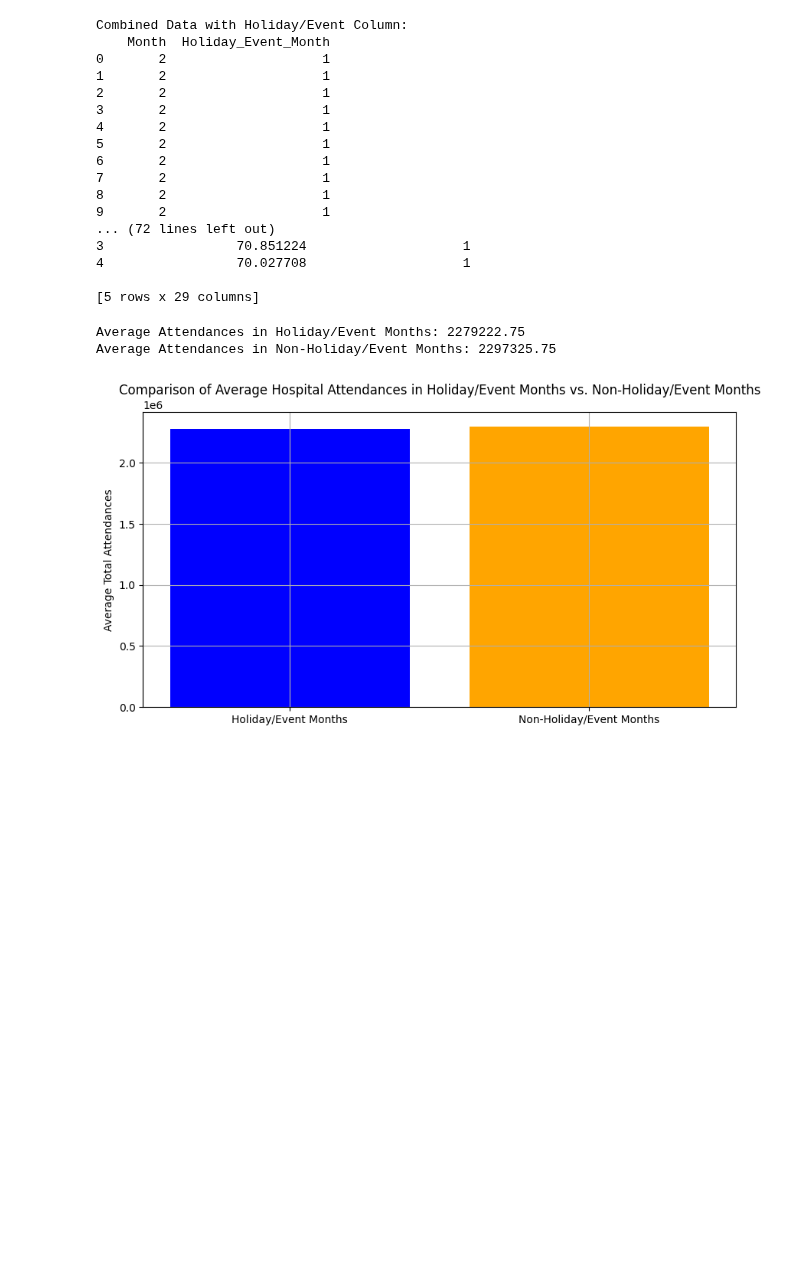
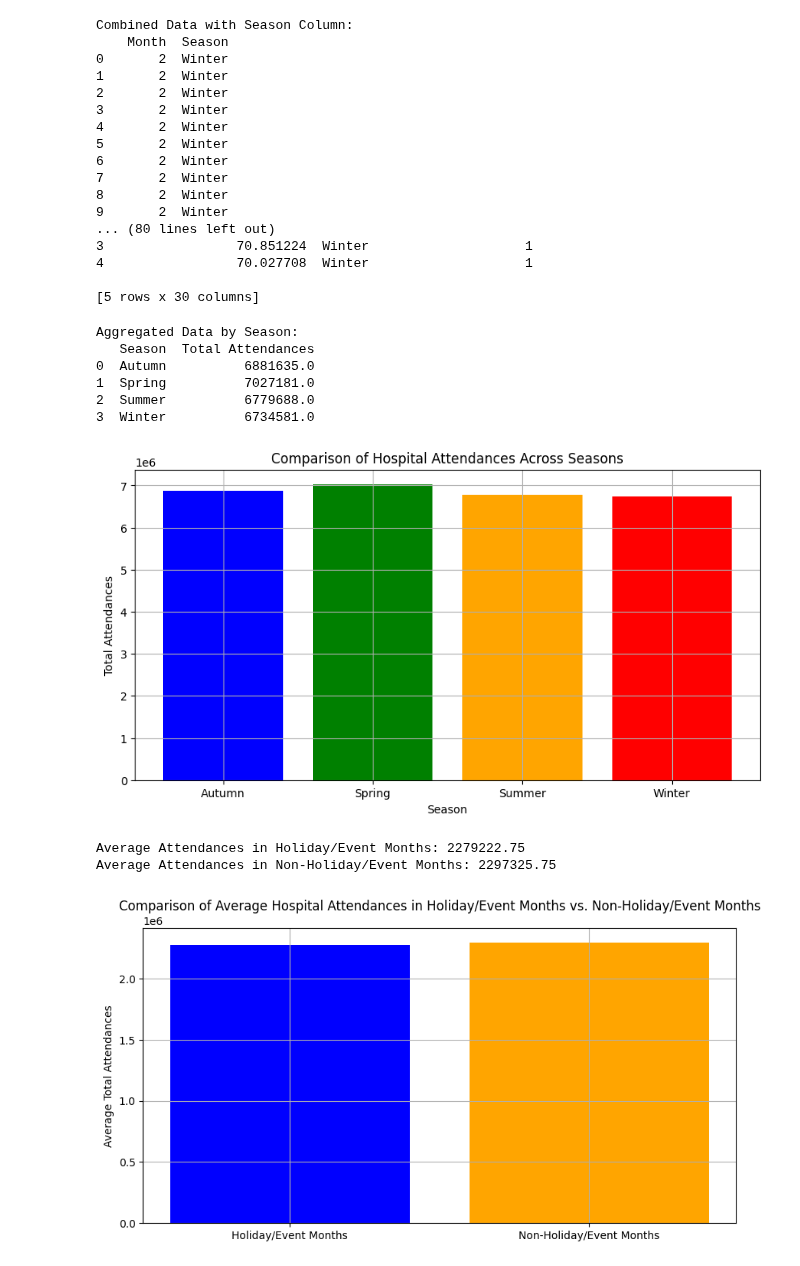
Before and after one commit to sophieboyle1/Final-Year-Project, a Jupyter notebook: src/synthetic_data_v2.ipynb, the cells around one changed output. Cells and saved outputs as stored; diff of their text form; code cells hidden in the pictures; blank space fills up the shorter version.

Commit message:
implemented data for the seasons

```diff
--- a/src/synthetic_data_v2.ipynb
+++ b/src/synthetic_data_v2.ipynb
@@ -65,6 +65,25 @@ for file in data_files:
 # Combine all monthly data into a single DataFrame
 combined_data = pd.concat(all_data_frames, ignore_index=True)
 
+# Define function to map months to seasons
+def get_season(month):
+    if month in [12, 1, 2]:
+        return 'Winter'
+    elif month in [3, 4, 5]:
+        return 'Spring'
+    elif month in [6, 7, 8]:
+        return 'Summer'
+    else:
+        return 'Autumn'
+
+# Apply season mapping to the combined data
+combined_data['Season'] = combined_data['Month'].map(get_season)
+
+# Print combined data preview with season column
+print("\nCombined Data with Season Column:")
+print(combined_data[['Month', 'Season']].head(12))
+
+
 # Define holidays and events for each month in the UK
 holidays_events_uk = pd.DataFrame({
     'Month': [1, 2, 3, 3, 4, 4, 5, 5, 8, 11, 11, 12, 12],
@@ -91,23 +110,47 @@ print("Combined data saved to '../data/combined_2024_ae_data.csv'.")
 print("\nFinal Combined Data Preview:")
 print(combined_data.head())
 # %% [output]
-Combined Data with Holiday/Event Column:
-    Month  Holiday_Event_Month
-0       2                    1
-1       2                    1
-2       2                    1
-3       2                    1
-4       2                    1
-5       2                    1
-6       2                    1
-7       2                    1
-8       2                    1
-9       2                    1
-... (72 lines left out)
-3                 70.851224                    1
-4                 70.027708                    1
+Combined Data with Season Column:
+    Month  Season
+0       2  Winter
+1       2  Winter
+2       2  Winter
+3       2  Winter
+4       2  Winter
+5       2  Winter
+6       2  Winter
+7       2  Winter
+8       2  Winter
+9       2  Winter
+... (80 lines left out)
+3                 70.851224  Winter                    1
+4                 70.027708  Winter                    1
 
-[5 rows x 29 columns]
+[5 rows x 30 columns]
+# %%
+# Aggregate attendances by season
+seasonal_attendances = combined_data.groupby('Season')['Total Attendances'].sum().reset_index()
+
+# Print aggregated data by season
+print("\nAggregated Data by Season:")
+print(seasonal_attendances)
+
+# Plot comparison of attendances across seasons
+plt.figure(figsize=(10, 5))
+plt.bar(seasonal_attendances['Season'], seasonal_attendances['Total Attendances'], color=['blue', 'green', 'orange', 'red'])
+plt.title("Comparison of Hospital Attendances Across Seasons")
+plt.xlabel("Season")
+plt.ylabel("Total Attendances")
+plt.grid()
+plt.show()
+# %% [output]
+Aggregated Data by Season:
+   Season  Total Attendances
+0  Autumn          6881635.0
+1  Spring          7027181.0
+2  Summer          6779688.0
+3  Winter          6734581.0
+[figure, added]
 # %%
 # Aggregate attendances by holiday/event months vs. non-holiday/event months
 holiday_event_attendances = combined_data[combined_data['Holiday_Event_Month'] == 1].groupby('Month')['Total Attendances'].sum().reset_index()
```
Also changed, not shown: 1 other file.
